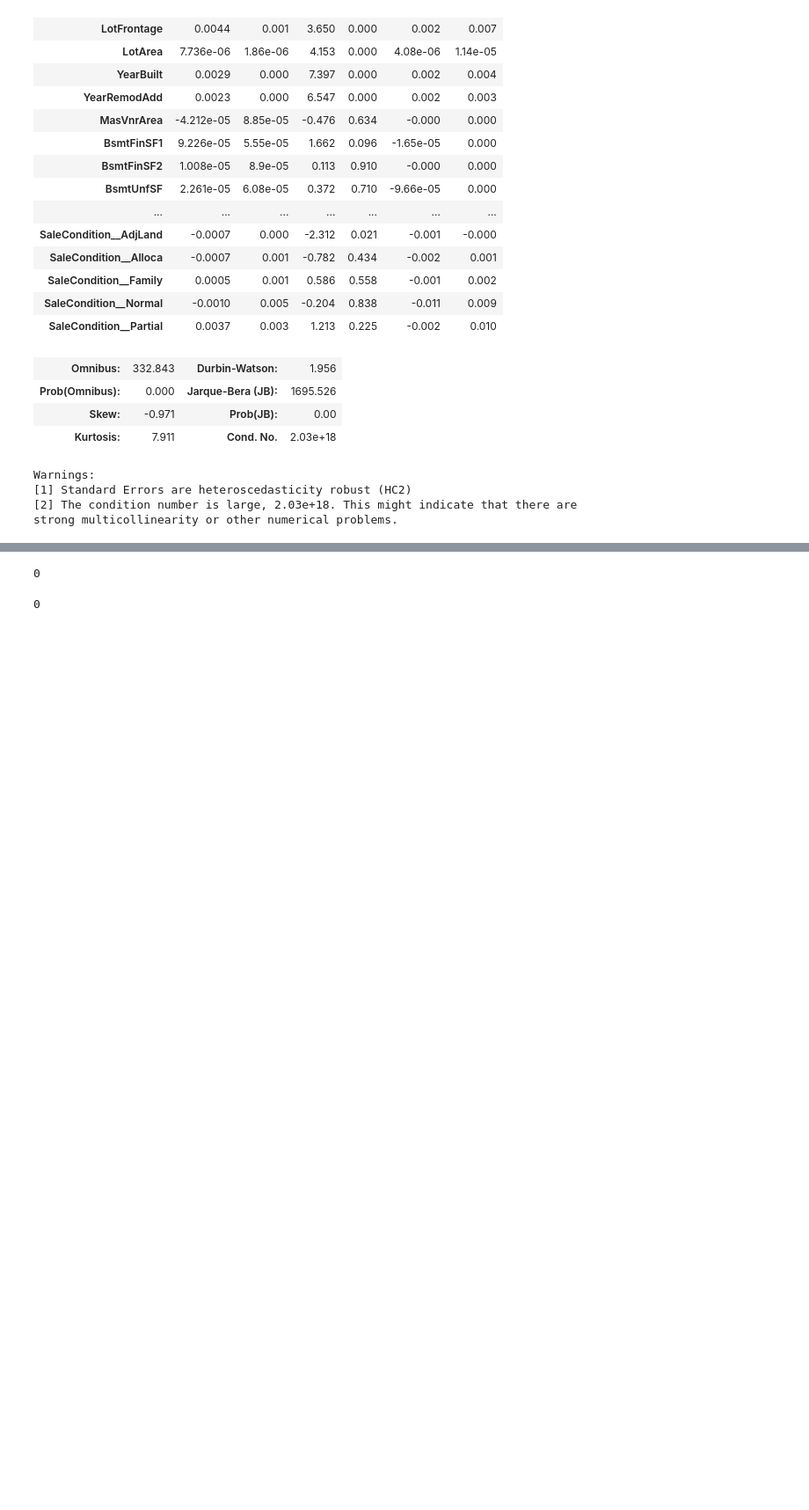
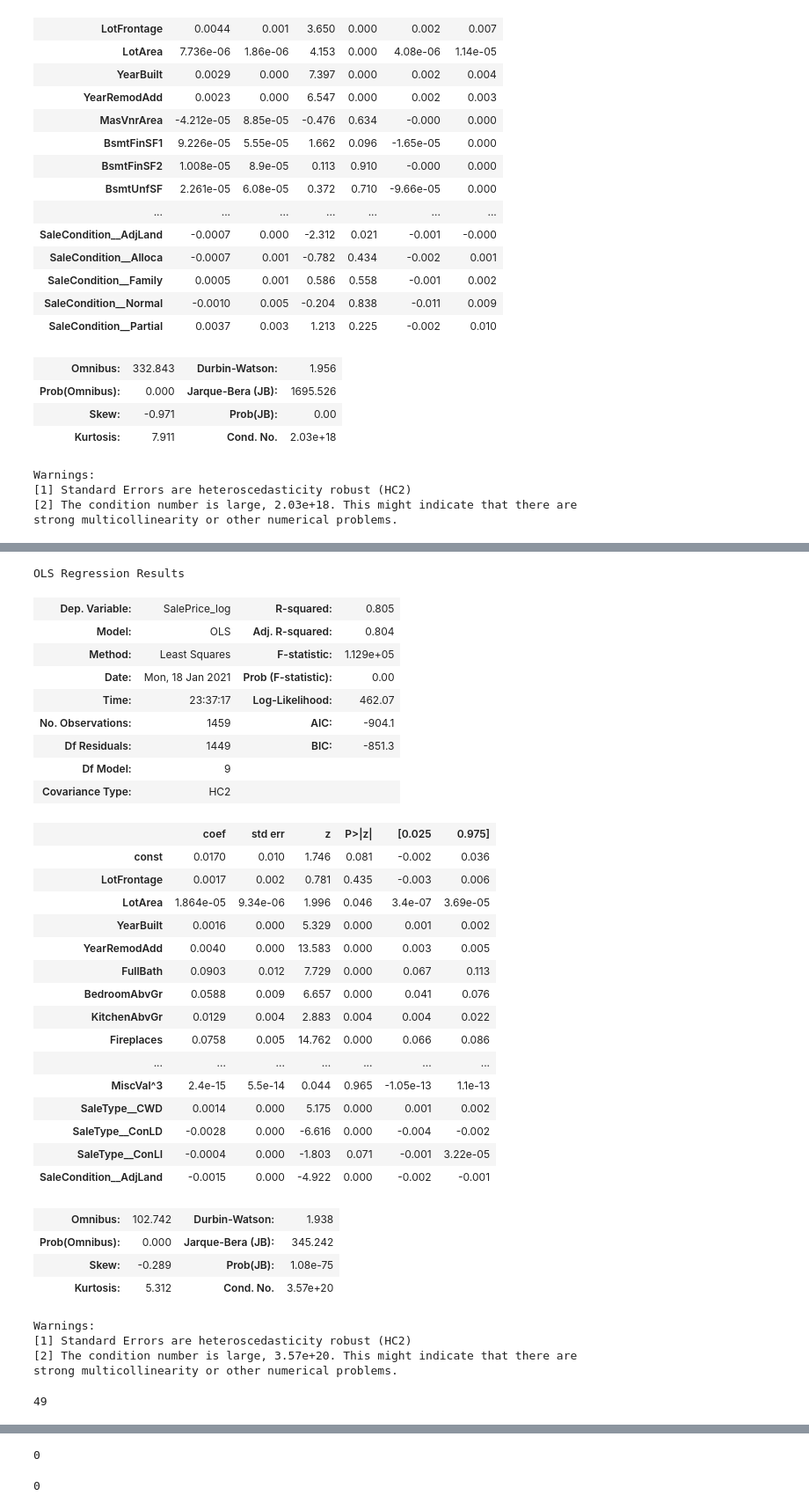
Before and after one commit to cb-ds-1/m3-3-engineering-regression, a Jupyter notebook: workshop.ipynb, the cells around one changed output, grey strips where cells are left out. Shown at 88% size. Saved outputs shown, nothing was run; the diff lists cells and outputs as text; code cells hidden in the pictures; blank space fills up the shorter version.

```diff
--- a/workshop.ipynb
+++ b/workshop.ipynb
@@ -982,0 +1055,42 @@ strong multicollinearity or other numerical problems.
+# %%
+est_house_2=sm.OLS(y, sm.add_constant(X_dropped_2)).fit(cov_type='HC2')
+est_house_2.summary()
+# %% [output]
+OLS Regression Results
+| Dep. Variable: | SalePrice_log | R-squared: | 0.805 |
+| Model: | OLS | Adj. R-squared: | 0.804 |
+| Method: | Least Squares | F-statistic: | 1.129e+05 |
+| Date: | Mon, 18 Jan 2021 | Prob (F-statistic): | 0.00 |
+| Time: | 23:37:17 | Log-Likelihood: | 462.07 |
+| No. Observations: | 1459 | AIC: | -904.1 |
+| Df Residuals: | 1449 | BIC: | -851.3 |
+| Df Model: | 9 |  |  |
+| Covariance Type: | HC2 |  |  |
+|  | coef | std err | z | P>|z| | [0.025 | 0.975] |
+| const | 0.0170 | 0.010 | 1.746 | 0.081 | -0.002 | 0.036 |
+| LotFrontage | 0.0017 | 0.002 | 0.781 | 0.435 | -0.003 | 0.006 |
+| LotArea | 1.864e-05 | 9.34e-06 | 1.996 | 0.046 | 3.4e-07 | 3.69e-05 |
+| YearBuilt | 0.0016 | 0.000 | 5.329 | 0.000 | 0.001 | 0.002 |
+| YearRemodAdd | 0.0040 | 0.000 | 13.583 | 0.000 | 0.003 | 0.005 |
+| FullBath | 0.0903 | 0.012 | 7.729 | 0.000 | 0.067 | 0.113 |
+| BedroomAbvGr | 0.0588 | 0.009 | 6.657 | 0.000 | 0.041 | 0.076 |
+| KitchenAbvGr | 0.0129 | 0.004 | 2.883 | 0.004 | 0.004 | 0.022 |
+| Fireplaces | 0.0758 | 0.005 | 14.762 | 0.000 | 0.066 | 0.086 |
+| ... | ... | ... | ... | ... | ... | ... |
+| MiscVal^3 | 2.4e-15 | 5.5e-14 | 0.044 | 0.965 | -1.05e-13 | 1.1e-13 |
+| SaleType__CWD | 0.0014 | 0.000 | 5.175 | 0.000 | 0.001 | 0.002 |
+| SaleType__ConLD | -0.0028 | 0.000 | -6.616 | 0.000 | -0.004 | -0.002 |
+| SaleType__ConLI | -0.0004 | 0.000 | -1.803 | 0.071 | -0.001 | 3.22e-05 |
+| SaleCondition__AdjLand | -0.0015 | 0.000 | -4.922 | 0.000 | -0.002 | -0.001 |
+| Omnibus: | 102.742 | Durbin-Watson: | 1.938 |
+| Prob(Omnibus): | 0.000 | Jarque-Bera (JB): | 345.242 |
+| Skew: | -0.289 | Prob(JB): | 1.08e-75 |
+| Kurtosis: | 5.312 | Cond. No. | 3.57e+20 |
+Warnings:
+[1] Standard Errors are heteroscedasticity robust (HC2)
+[2] The condition number is large, 3.57e+20. This might indicate that there are
+strong multicollinearity or other numerical problems.
+# %%
+len(list(pvals_2[pvals_2['pvalue'] > 0.05].index[1:]))
+# %% [output]
+49
```
Also changed, not shown: parts of 12 cells of this notebook.
